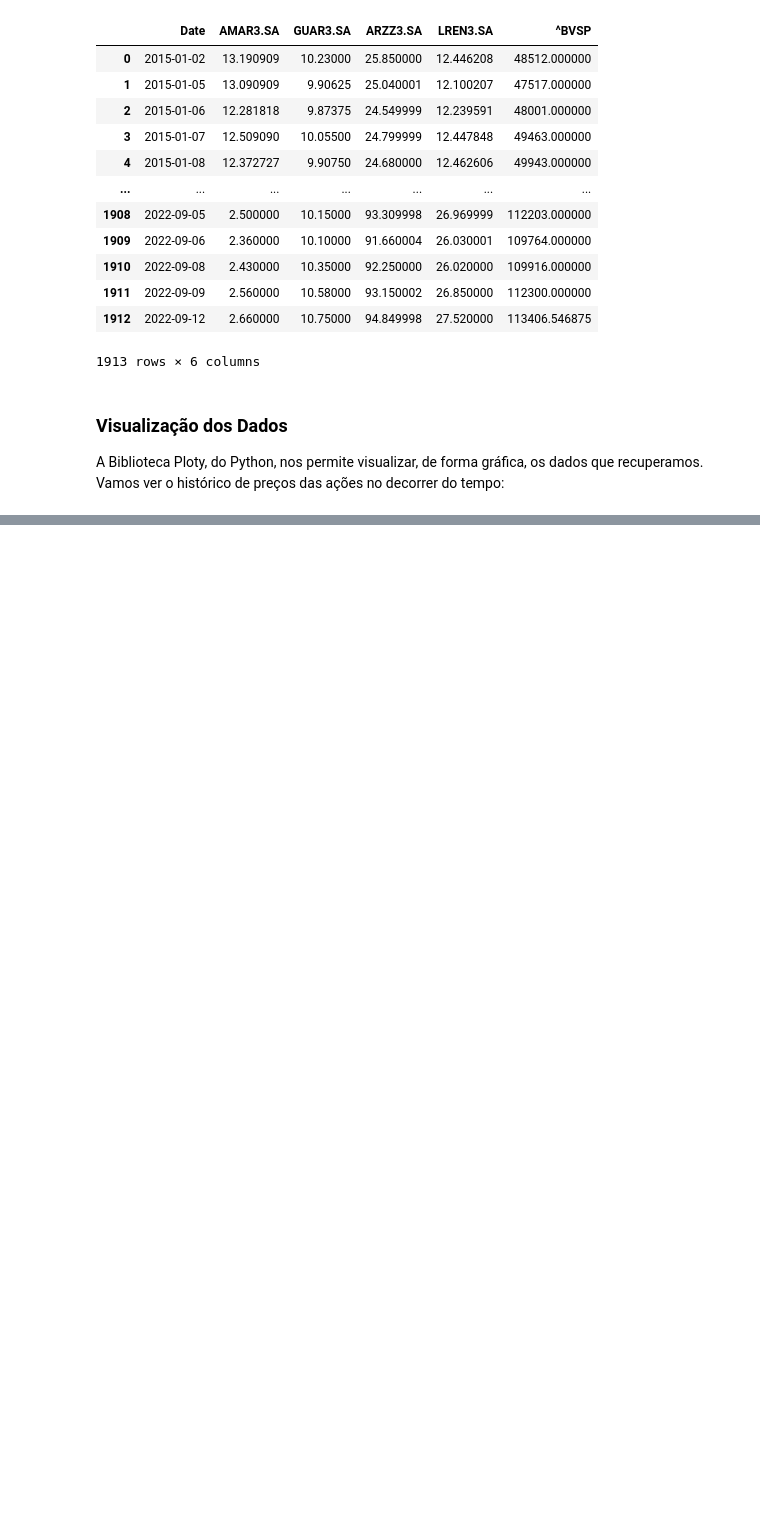
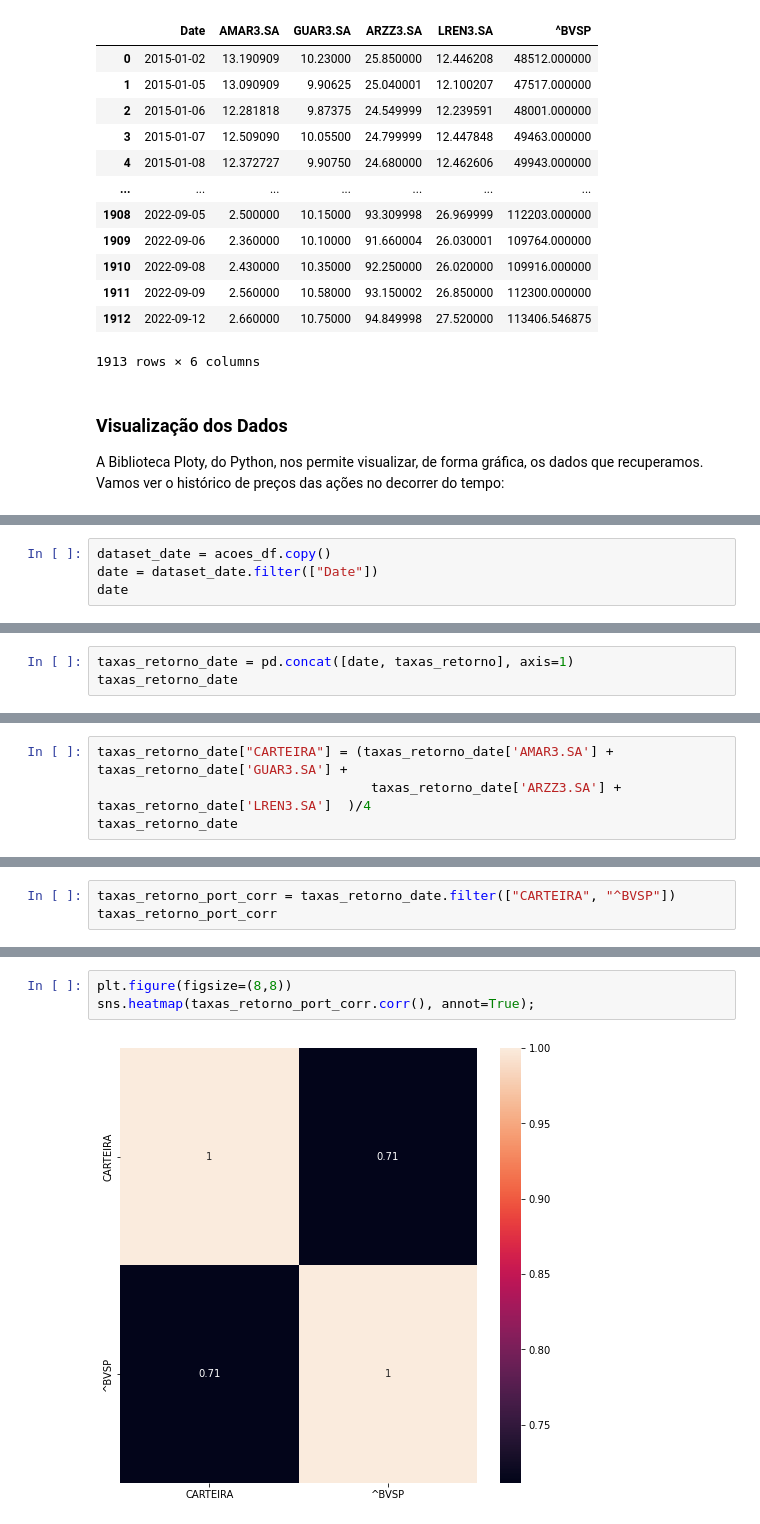
Before and after one commit to demetriusjube/ppca-aedi, a Jupyter notebook: trabalho-final/trabalho-final.ipynb, the cells around one changed output, grey strips where cells are left out. Drawn from its saved outputs; the diff is of its cells as text; blank space fills up the shorter version.

```diff
--- a/trabalho-final/trabalho-final.ipynb
+++ b/trabalho-final/trabalho-final.ipynb
@@ -116,0 +223,4 @@ figuraHistorico.show()
+# %%
+dataset_date = acoes_df.copy()
+date = dataset_date.filter(["Date"])
+date
@@ -116,0 +241,3 @@ figuraHistorico.show()
+# %%
+taxas_retorno_date = pd.concat([date, taxas_retorno], axis=1)
+taxas_retorno_date
@@ -116,0 +315,4 @@ figuraHistorico.show()
+# %%
+taxas_retorno_date["CARTEIRA"] = (taxas_retorno_date['AMAR3.SA'] + taxas_retorno_date['GUAR3.SA'] +
+                                   taxas_retorno_date['ARZZ3.SA'] + taxas_retorno_date['LREN3.SA']  )/4
+taxas_retorno_date
@@ -116,0 +364,3 @@ figuraHistorico.show()
+# %%
+taxas_retorno_port_corr = taxas_retorno_date.filter(["CARTEIRA", "^BVSP"])
+taxas_retorno_port_corr
@@ -116,0 +381,5 @@ figuraHistorico.show()
+# %%
+plt.figure(figsize=(8,8))
+sns.heatmap(taxas_retorno_port_corr.corr(), annot=True);
+# %% [output]
+[figure, added]
```
Also changed, not shown: parts of 37 cells of this notebook.
